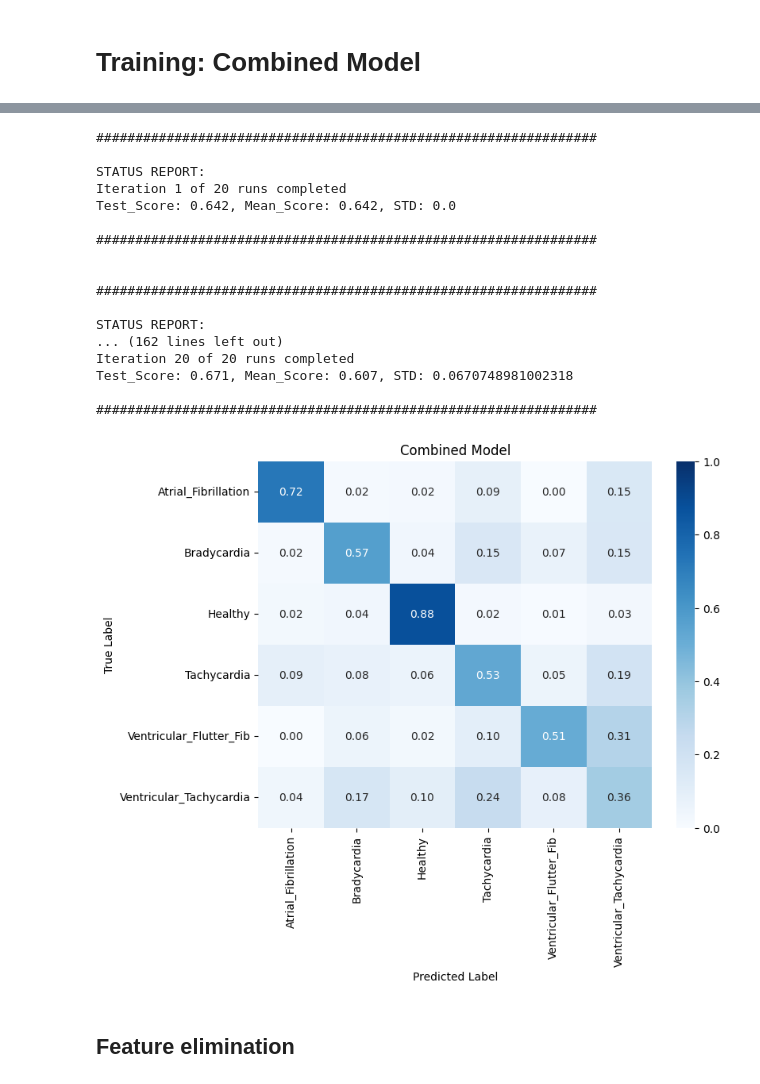
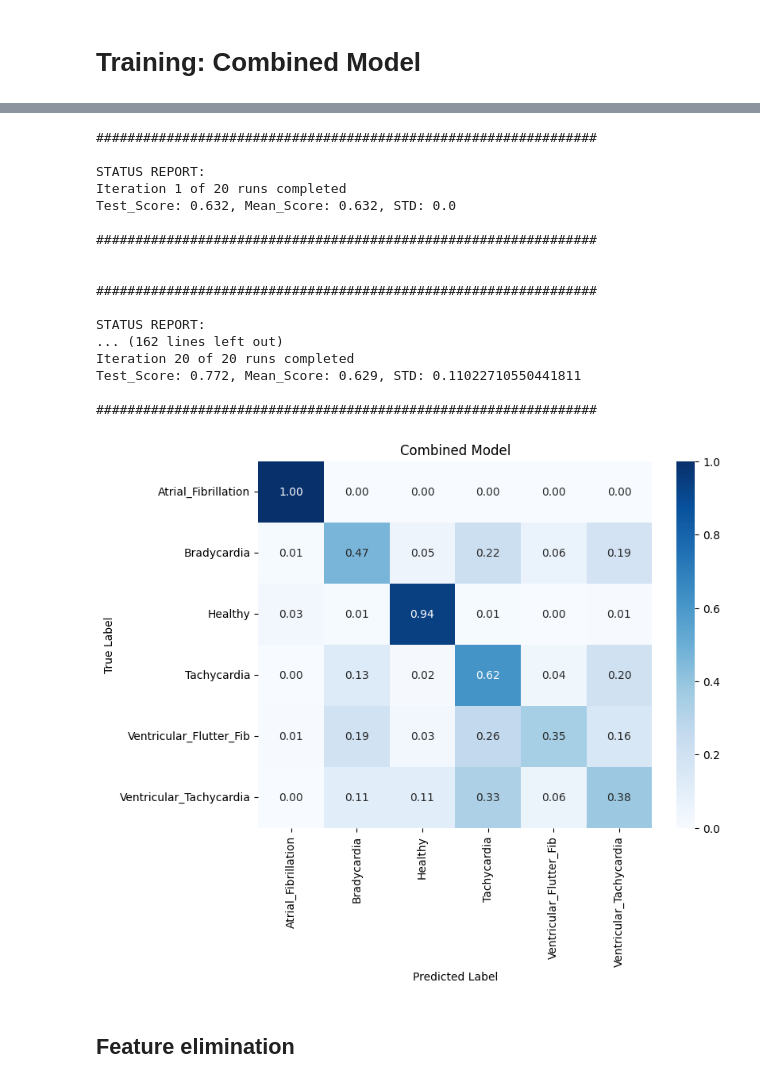
Before and after one commit to sarah-alabdulrazzak/RhythmGuard, a Jupyter notebook: Combined_Models.ipynb, the cells around one changed output, grey strips where cells are left out. Cells and saved outputs as stored; diff of their text form; code cells hidden in the pictures.

```diff
--- a/Combined_Models.ipynb
+++ b/Combined_Models.ipynb
@@ -119,8 +119,8 @@ def downsample(ecg_signal, original_fs=250, target_fs=125):
     return downsampled_signal
 
 def standardize(data):
-    return ( data - np.mean(data) ) / np.std(data)
-    #return data
+    #return ( data - np.mean(data) ) / np.std(data)
+    return data
 
 def getWaveform(label, index, sampleType, startPoint=0, duration=1024, trueAlarm=1):
     if(label=="Atrial_Fibrillation" or label=="Healthy"):
@@ -321,7 +321,7 @@ for i in range(len(signals_ecg)):
     diff_median.append(np.median(2.0/N * np.abs(yf[:N//2])[fft_peaks])-np.median(2.0/N * np.abs(yf[:N//2])[fft_valleys]))
     num_peaks.append(len(fft_peaks))
     num_valleys.append(len(fft_valleys))
-    fft_intervals=getIntervals(2.0/N * np.abs(yf[:N//2])[fft_peaks]) # find intervals between every two peaks
+    fft_intervals=getIntervals(xf[fft_peaks]) # find intervals between every two peaks
     distance_median.append(np.median(fft_intervals))
     distance_std.append(np.std(fft_intervals))
     try:
@@ -408,12 +408,12 @@ import seaborn as sns
 from sklearn.metrics import confusion_matrix, accuracy_score
 from imblearn.under_sampling import RandomUnderSampler
 
-max_num_samples=185
+max_num_samples=224
 
 Xg=samples_df.drop(["Labels"], axis=1)
 y=samples_df["Labels"]
 rus = RandomUnderSampler(random_state=0, sampling_strategy={'Atrial_Fibrillation':max_num_samples, 'Bradycardia':max_num_samples, 'Healthy':max_num_samples, 'Tachycardia':max_num_samples,
- 'Ventricular_Flutter_Fib':185, 'Ventricular_Tachycardia':max_num_samples})
+ 'Ventricular_Flutter_Fib':max_num_samples, 'Ventricular_Tachycardia':max_num_samples})
 Xg, y=rus.fit_resample(Xg, y)
 Xg.reset_index(inplace=True, drop=True)
 y.reset_index(inplace=True, drop=True)
@@ -478,21 +478,21 @@ plt.show()
 ################################################################
 
 STATUS REPORT:
 Iteration 1 of 20 runs completed
-Test_Score: 0.642, Mean_Score: 0.642, STD: 0.0
+Test_Score: 0.632, Mean_Score: 0.632, STD: 0.0
 
 ################################################################
 
 
 ################################################################
 
 STATUS REPORT:
 ... (162 lines left out)
 Iteration 20 of 20 runs completed
-Test_Score: 0.671, Mean_Score: 0.607, STD: 0.0670748981002318
+Test_Score: 0.772, Mean_Score: 0.629, STD: 0.11022710550441811
 
 ################################################################
-[figure, old version]
+[figure, new version]
 # %% [markdown]
 ## Feature elimination
 # %%
```
Also changed, not shown: parts of 11 cells of this notebook.
